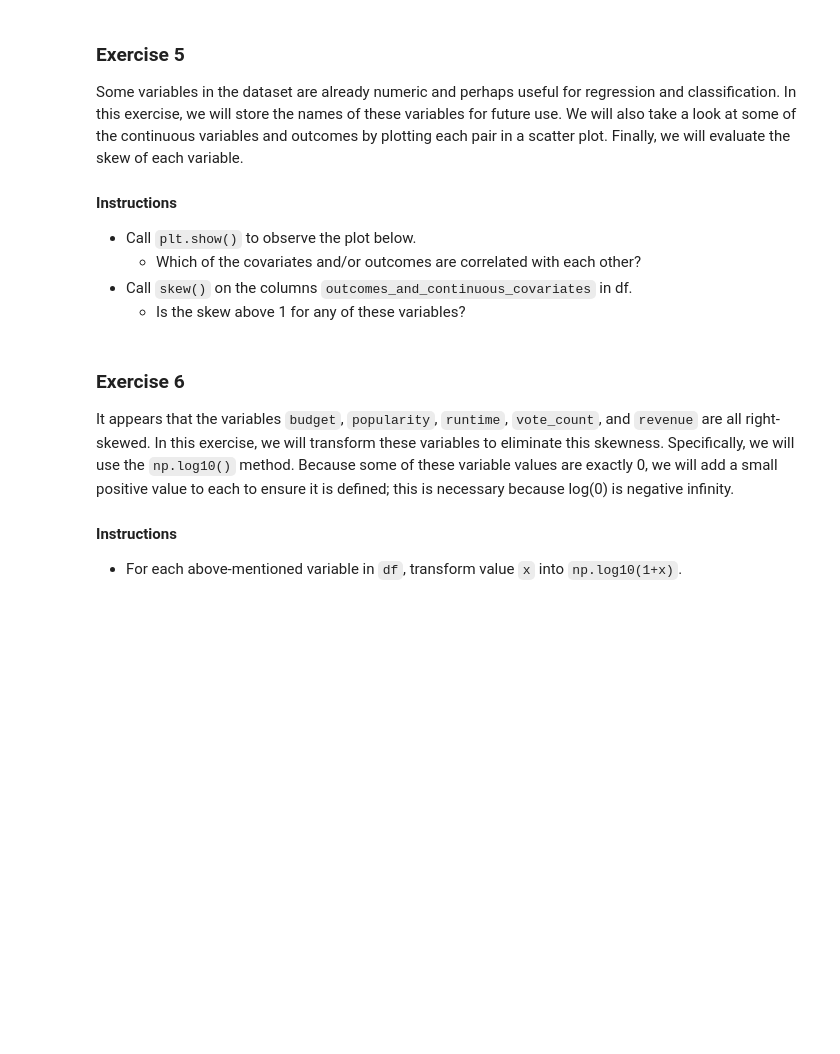
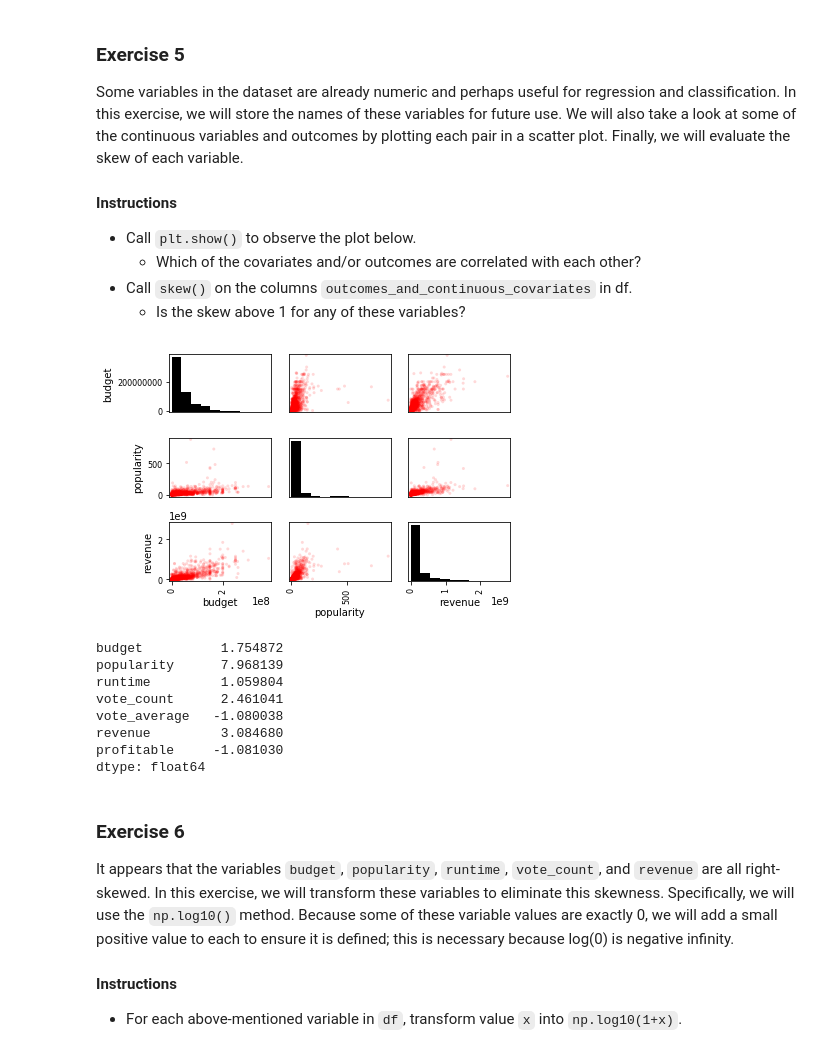
Before and after one commit to udaytak/Edx_PythonForResearch, a Jupyter notebook: 5_4. Case Study - Movie Dataset.ipynb, the cells around one changed output. Drawn from its saved outputs; the diff is of its cells as text; code cells hidden in the pictures; blank space fills up the shorter version.

Commit message:
scatter plot

```diff
--- a/5_4. Case Study - Movie Dataset.ipynb
+++ b/5_4. Case Study - Movie Dataset.ipynb
@@ -123,13 +123,25 @@ Some variables in the dataset are already numeric and perhaps useful for regress
 # %%
 continuous_covariates = ['budget', 'popularity', 'runtime', 'vote_count', 'vote_average']
 outcomes_and_continuous_covariates = continuous_covariates + [regression_target, classification_target]
 plotting_variables = ['budget', 'popularity', regression_target]
 
 axes = pd.plotting.scatter_matrix(df[plotting_variables], alpha=0.15, \
        color=(0,0,0), hist_kwds={"color":(0,0,0)}, facecolor=(1,0,0))
 # show the plot.
-
+plt.tight_layout()
+plt.show()
 # determine the skew.
+print(df[outcomes_and_continuous_covariates].skew())
+# %% [output]
+[figure, added]
+budget          1.754872
+popularity      7.968139
+runtime         1.059804
+vote_count      2.461041
+vote_average   -1.080038
+revenue         3.084680
+profitable     -1.081030
+dtype: float64
 # %% [markdown]
 ### Exercise 6
 
```
